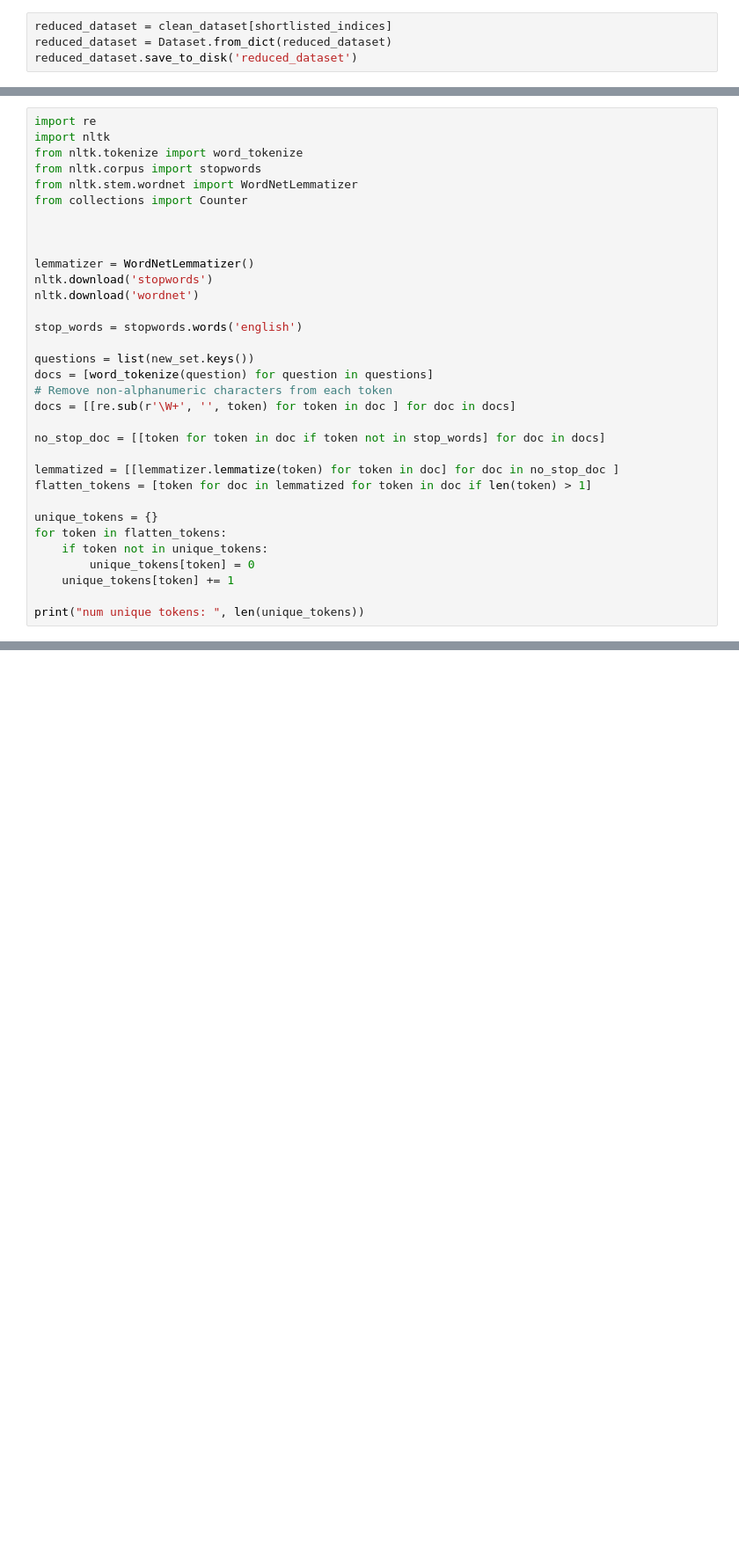
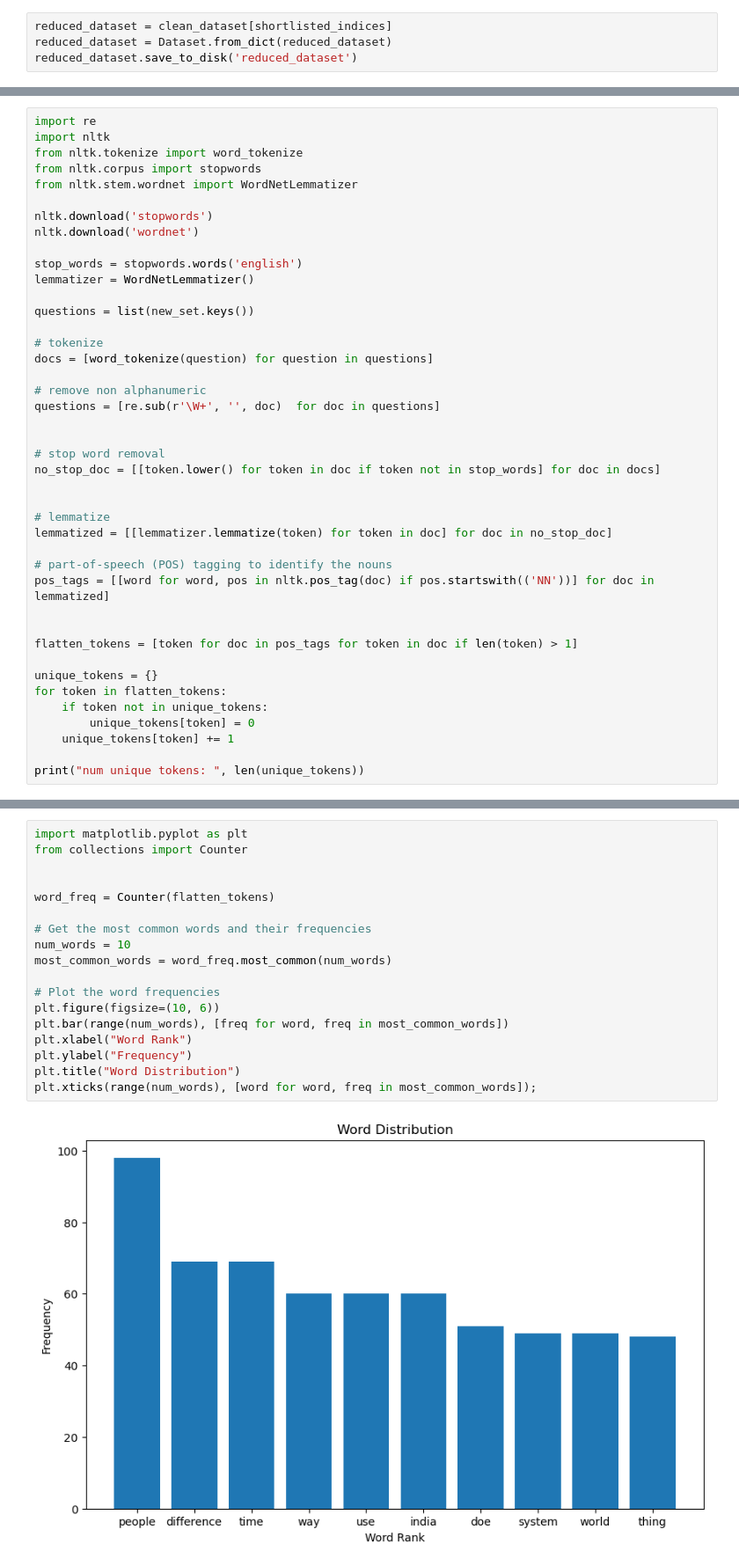
Before and after one commit to willtryagain/QuoraQA-Transformers, a Jupyter notebook: analysis/quora-qa.ipynb, the cells around one changed output, grey strips where cells are left out. Shown: that part at 88% size. Drawn from its saved outputs; the diff is of its cells as text; blank space fills up the shorter version.

```diff
--- a/analysis/quora-qa.ipynb
+++ b/analysis/quora-qa.ipynb
@@ -243,25 +314,34 @@ import nltk
 from nltk.tokenize import word_tokenize
 from nltk.corpus import stopwords
 from nltk.stem.wordnet import WordNetLemmatizer
-from collections import Counter
 
-
-
-lemmatizer = WordNetLemmatizer()
 nltk.download('stopwords')
 nltk.download('wordnet')
 
 stop_words = stopwords.words('english')
+lemmatizer = WordNetLemmatizer()
 
 questions = list(new_set.keys())
+
+# tokenize
 docs = [word_tokenize(question) for question in questions]
-# Remove non-alphanumeric characters from each token
-docs = [[re.sub(r'\W+', '', token) for token in doc ] for doc in docs]
 
-no_stop_doc = [[token for token in doc if token not in stop_words] for doc in docs]
+# remove non alphanumeric
+questions = [re.sub(r'\W+', '', doc)  for doc in questions]
 
-lemmatized = [[lemmatizer.lemmatize(token) for token in doc] for doc in no_stop_doc ]
-flatten_tokens = [token for doc in lemmatized for token in doc if len(token) > 1]
+
+# stop word removal
+no_stop_doc = [[token.lower() for token in doc if token not in stop_words] for doc in docs]
+
+
+# lemmatize
+lemmatized = [[lemmatizer.lemmatize(token) for token in doc] for doc in no_stop_doc]
+
+# part-of-speech (POS) tagging to identify the nouns
+pos_tags = [[word for word, pos in nltk.pos_tag(doc) if pos.startswith(('NN'))] for doc in lemmatized]
+
+
+flatten_tokens = [token for doc in pos_tags for token in doc if len(token) > 1]
 
 unique_tokens = {}
 for token in flatten_tokens:
@@ -316,0 +359,20 @@ answer
+# %%
+import matplotlib.pyplot as plt
+from collections import Counter
+
+
+word_freq = Counter(flatten_tokens)
+
+# Get the most common words and their frequencies
+num_words = 10
+most_common_words = word_freq.most_common(num_words)
+
+# Plot the word frequencies
+plt.figure(figsize=(10, 6))
+plt.bar(range(num_words), [freq for word, freq in most_common_words])
+plt.xlabel("Word Rank")
+plt.ylabel("Frequency")
+plt.title("Word Distribution")
+plt.xticks(range(num_words), [word for word, freq in most_common_words]);
+# %% [output]
+[figure, added]
```
Also changed, not shown: parts of 33 cells of this notebook, 7 other files.
